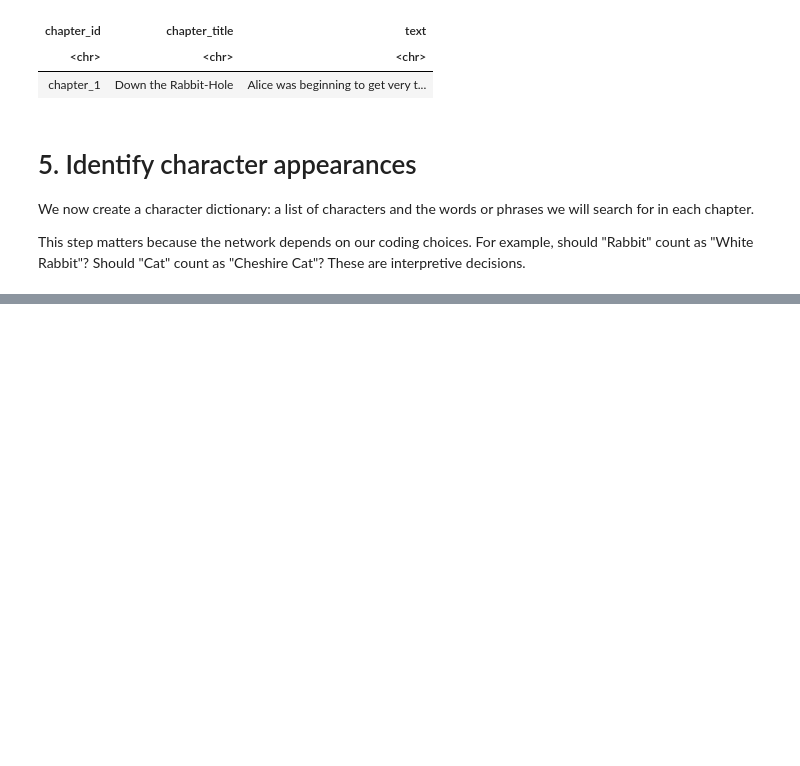
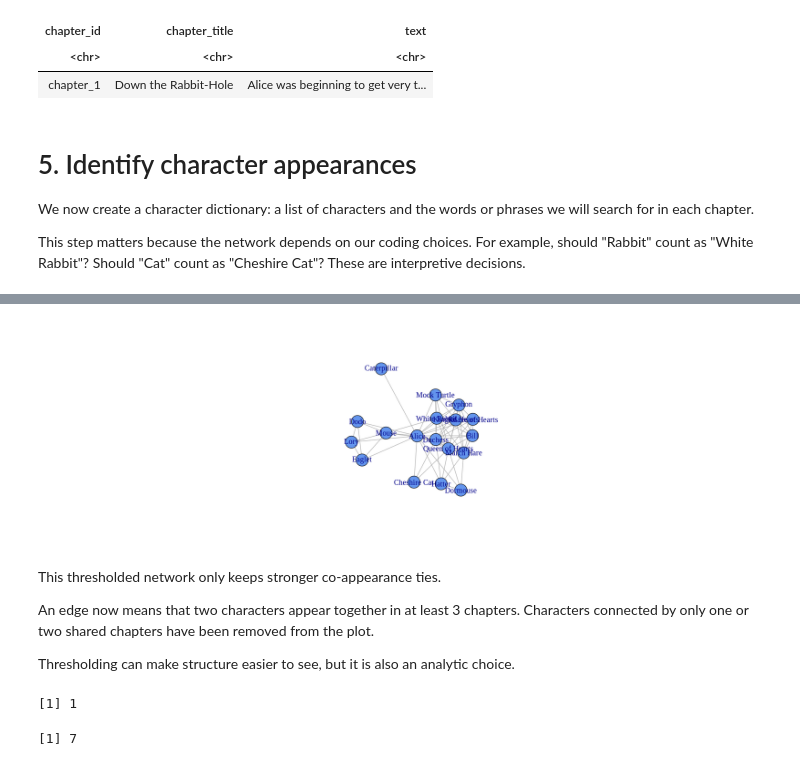
Before and after one commit to ant-jan/text-networks-workshop-26, a Jupyter notebook: notebooks/text_networks_workbook.ipynb, the cells around one changed output, grey strips where cells are left out. Saved outputs shown, nothing was run; the diff lists cells and outputs as text; code cells hidden in the pictures; blank space fills up the shorter version.

```diff
--- a/notebooks/text_networks_workbook.ipynb
+++ b/notebooks/text_networks_workbook.ipynb
@@ -214,0 +551,56 @@ characters
+# %%
+# ---- Function for thresholding a network ----
+
+# thresh_graph removes edges below a threshold value.
+# It then sets all remaining edge weights to 1.
+# This turns a weighted network into an unweighted network.
+
+thresh_graph <- function(g, thresh) {
+
+  # Remove edges with weight lower than the threshold
+  gt <- igraph::delete_edges(
+    g,
+    igraph::E(g)[igraph::E(g)$weight < thresh]
+  )
+
+  # Set remaining edges to 1
+  igraph::E(gt)$weight <- 1
+
+  # Return thresholded graph
+  return(gt)
+}
+# %%
+# ---- Threshold the character network ----
+
+# Keep only character pairs who share at least 3 chapters
+character_network_thresholded <- thresh_graph(character_network, 2)
+
+# Plot thresholded network
+par(mfrow = c(1, 1))
+
+plot(
+  character_network_thresholded,
+  vertex.color = "cornflowerblue",
+  vertex.size = 20,
+  layout = igraph::layout_nicely
+)
+# %% [output]
+[figure, added]
+# %% [markdown]
+This thresholded network only keeps stronger co-appearance ties.
+
+An edge now means that two characters appear together in at least 3 chapters. Characters connected by only one or two shared chapters have been removed from the plot.
+
+Thresholding can make structure easier to see, but it is also an analytic choice.
+# %%
+# ---- Visualize different thresholds ----
+
+# Find minimum and maximum edge weights
+minweight <- min(igraph::E(character_network)$weight)
+maxweight <- max(igraph::E(character_network)$weight)
+
+minweight
+maxweight
+# %% [output]
+[1] 1
+[1] 7
```
Also changed, not shown: parts of 60 cells of this notebook.
